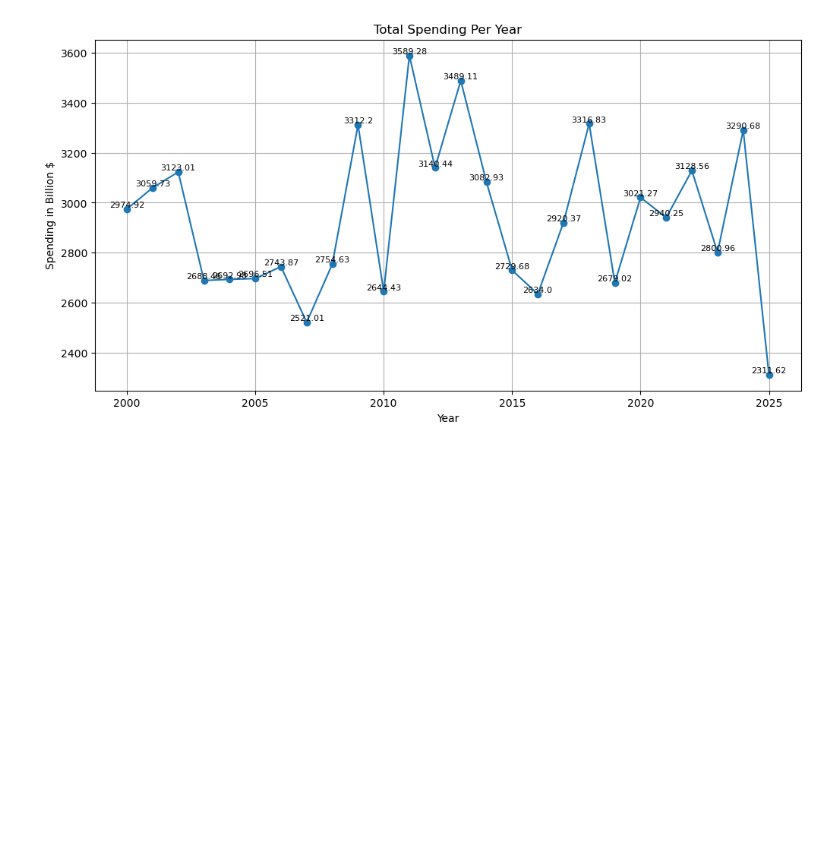
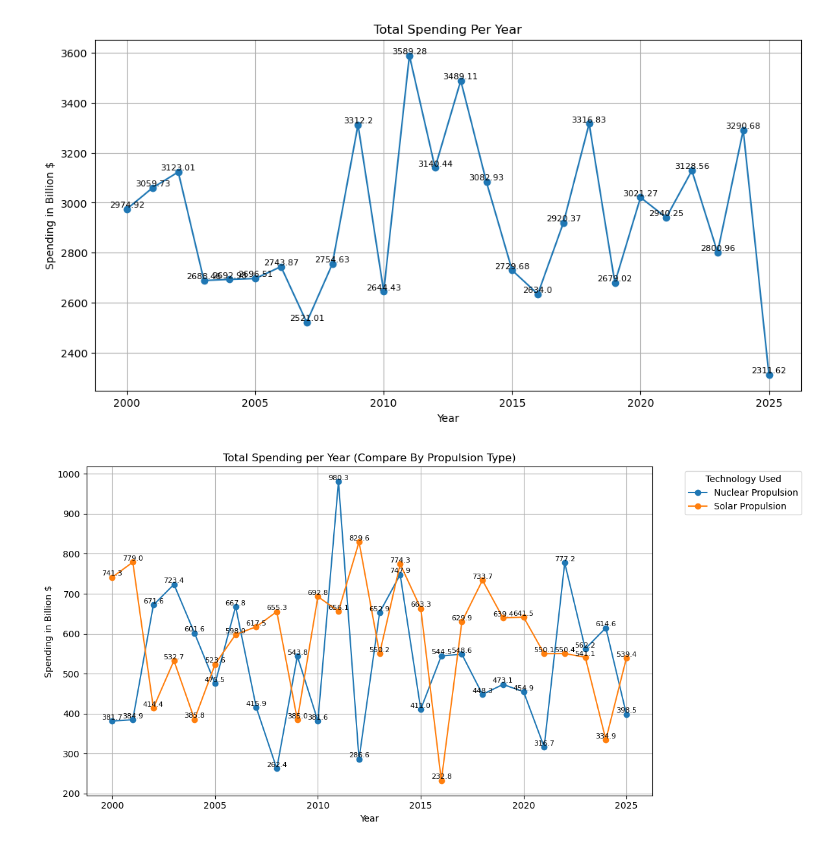
Before and after one commit to FlazeFy2/DS-Global-Space-Exploration, a Jupyter notebook: exploratory data analysis-line.ipynb, the cells around one changed output. Saved outputs shown, nothing was run; the diff lists cells and outputs as text; code cells hidden in the pictures; blank space fills up the shorter version.

Commit message:
[DS] Exploratory Data Analysis (EDA) - Line Chart Total Spending per Year (Compare By Propulsion Type)

```diff
--- a/exploratory data analysis-line.ipynb
+++ b/exploratory data analysis-line.ipynb
@@ -68,3 +68,47 @@ for x, y in zip(spending_per_year.index, spending_per_year.values):
 plt.show()
 # %% [output]
 [figure]
+# %%
+import pandas as pd
+import statistics
+import numpy as np
+import matplotlib.pyplot as plt
+import squarify
+
+# Declaration
+# Exploratory Data Analysis (EDA) - Line Chart Total Spending per Year (Compare By Propulsion Type)
+data = pd.read_csv("Global_Space_Exploration_Dataset.csv", encoding="ISO-8859-1")
+
+# Ensure Year Exists
+if 'Year' not in data.columns:
+    if 'Date' in data.columns:
+        data['Year'] = pd.to_datetime(data['Date'], errors='coerce').dt.year
+    else:
+        raise ValueError("No 'Year' or 'Date' column found in the dataset")
+
+# Filter only propulsion-based technologies
+data = data[data['Technology Used'].str.contains("Propulsion", case=False, na=False)]
+
+# Group by Technology Used & Year, sum spending
+spending_per_year = (data.groupby(['Technology Used', 'Year'])['Budget (in Billion $)'].sum().reset_index().sort_values('Year'))
+
+# Plot Line Chart
+plt.figure(figsize=(12, 6))
+
+# Plot each propulsion technology as a separate line
+for tech in spending_per_year['Technology Used'].unique():
+    dt = spending_per_year[spending_per_year['Technology Used'] == tech]
+    plt.plot(dt['Year'], dt['Budget (in Billion $)'], marker='o', label=tech)
+
+plt.title('Total Spending per Year (Compare By Propulsion Type)')
+plt.xlabel('Year')
+plt.ylabel('Spending in Billion $')
+plt.grid(True)
+plt.legend(title='Technology Used', bbox_to_anchor=(1.05, 1), loc='upper left')
+# Add Label
+for x, y, tech in zip(spending_per_year['Year'], spending_per_year['Budget (in Billion $)'], spending_per_year['Technology Used']):
+    plt.text(x, y + 0.5, str(round(y, 1)), ha='center', va='bottom', fontsize=8)
+plt.tight_layout()
+plt.show()
+# %% [output]
+[figure, added]
```
